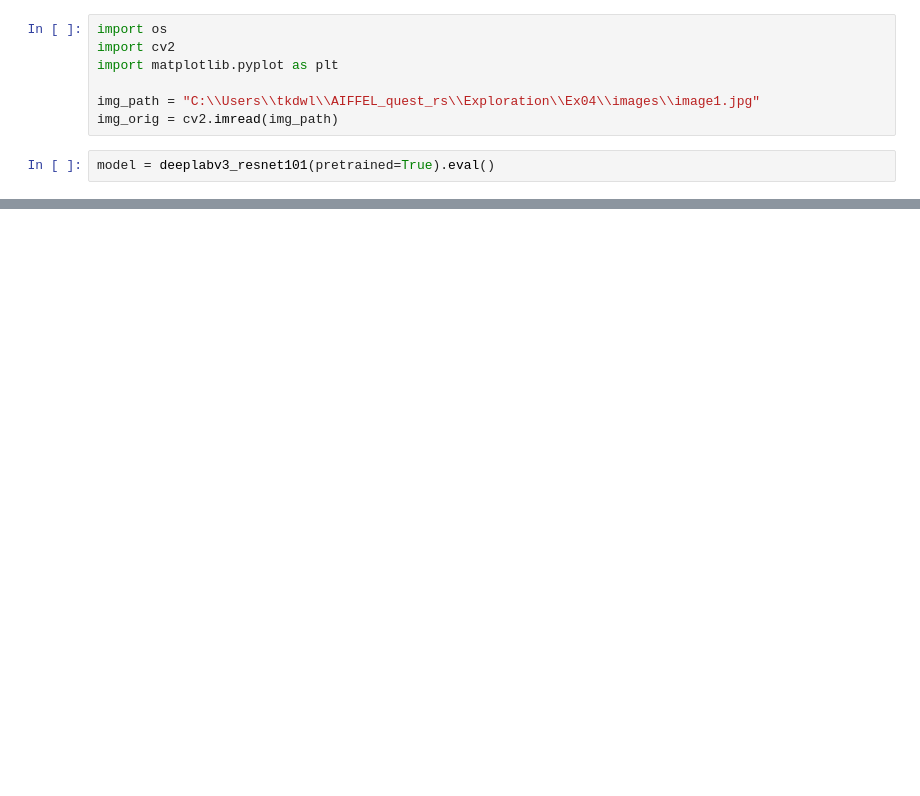
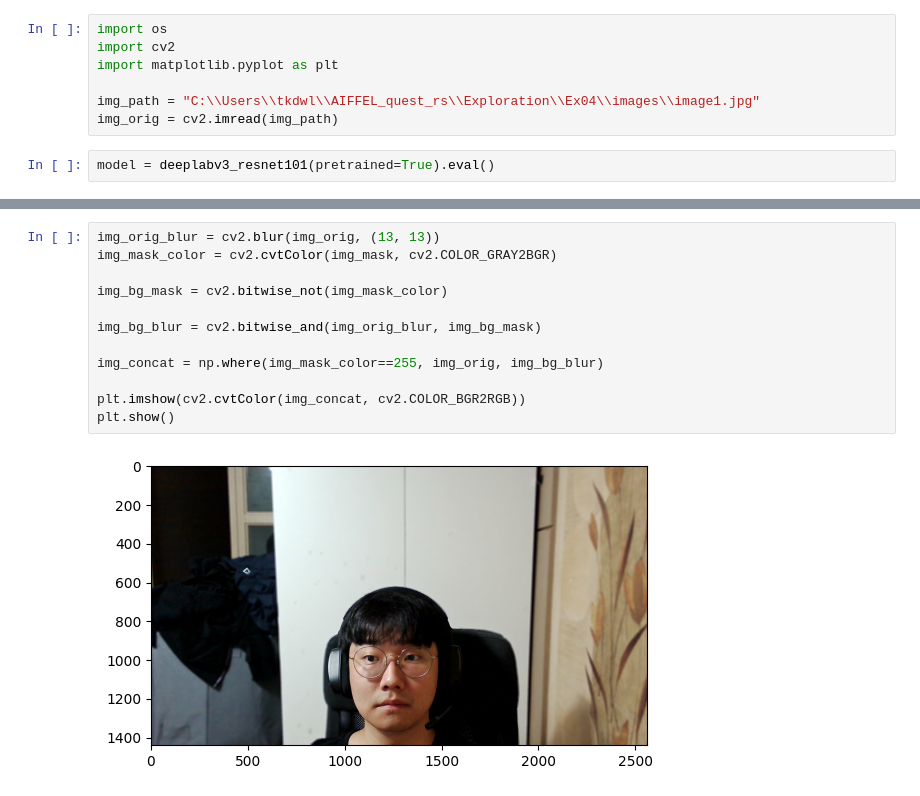
Before and after one commit to cissly/AIFFEL_quest_rs, a Jupyter notebook: Exploration/Ex04/segmentation-portrait.ipynb, the cells around one changed output, grey strips where cells are left out. Drawn from its saved outputs; the diff is of its cells as text; blank space fills up the shorter version.

```diff
--- a/Exploration/Ex04/segmentation-portrait.ipynb
+++ b/Exploration/Ex04/segmentation-portrait.ipynb
@@ -58,0 +75,14 @@ colormap[:20]  # 생성한 20개의 컬러맵 출력
+# %%
+img_orig_blur = cv2.blur(img_orig, (13, 13))
+img_mask_color = cv2.cvtColor(img_mask, cv2.COLOR_GRAY2BGR)
+
+img_bg_mask = cv2.bitwise_not(img_mask_color)
+
+img_bg_blur = cv2.bitwise_and(img_orig_blur, img_bg_mask)
+
+img_concat = np.where(img_mask_color==255, img_orig, img_bg_blur)
+
+plt.imshow(cv2.cvtColor(img_concat, cv2.COLOR_BGR2RGB))
+plt.show()
+# %% [output]
+[figure, added]
```
Also changed, not shown: parts of 4 cells of this notebook, 5 other files.
